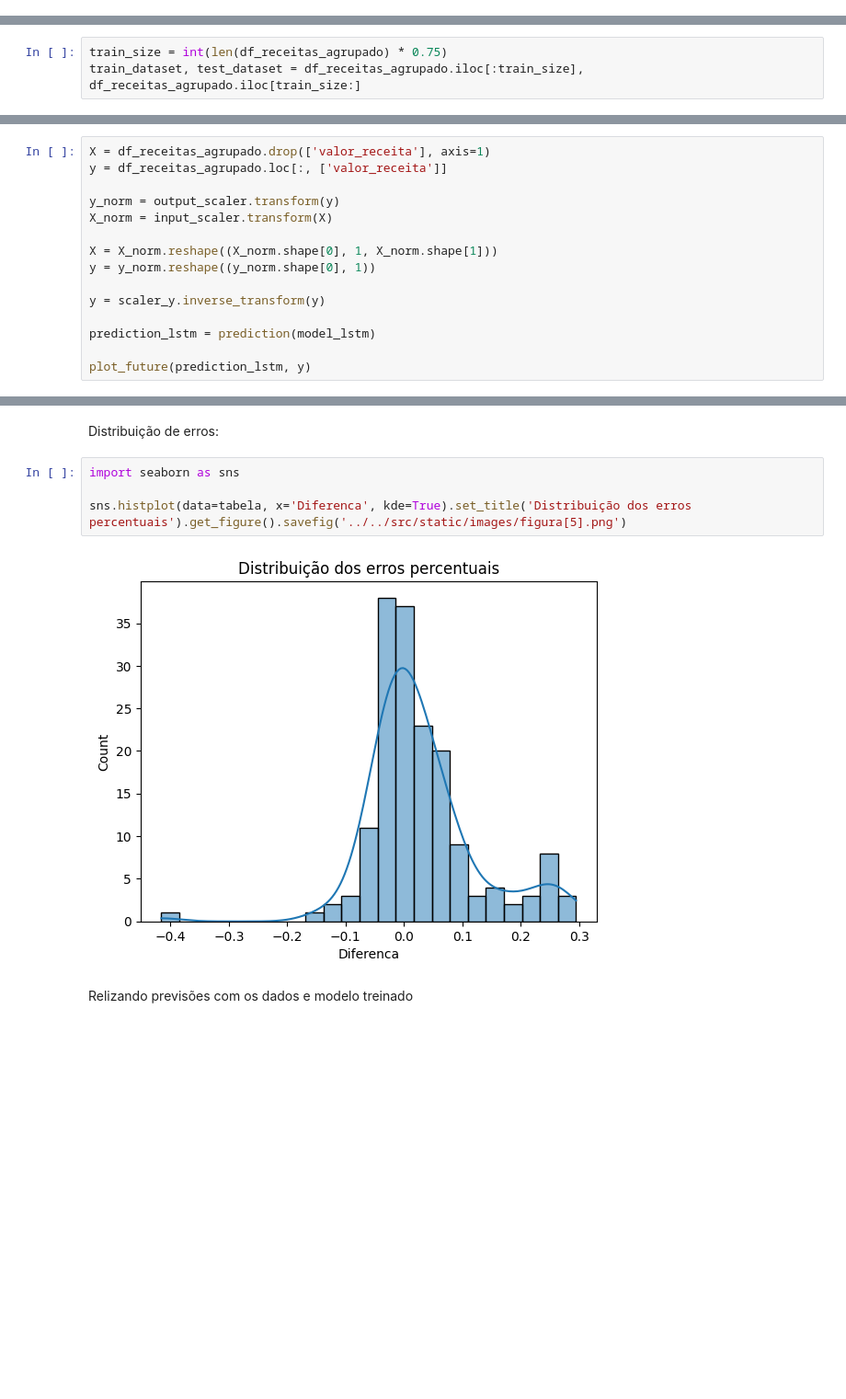
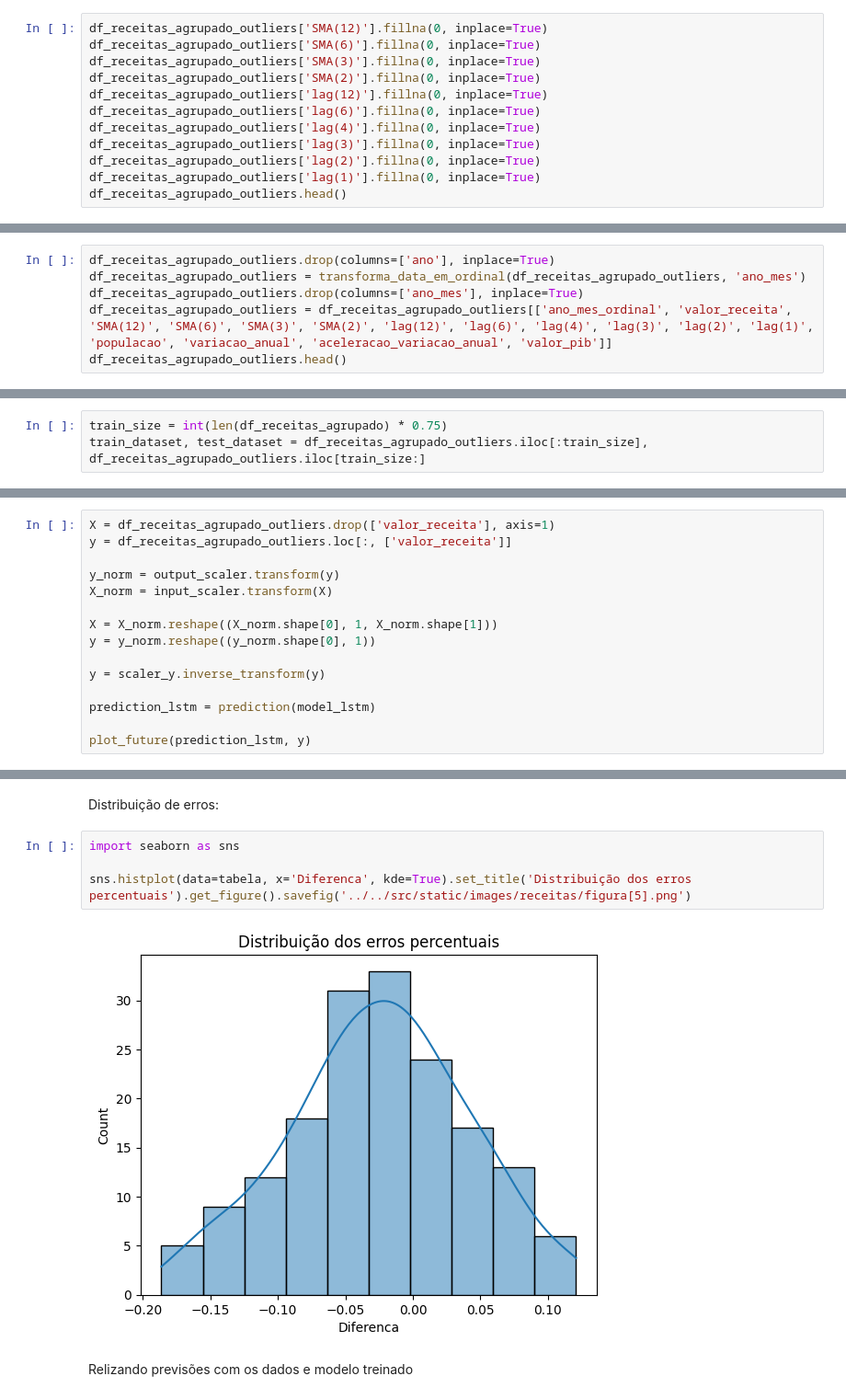
Before and after one commit to AllysonAbreu/neural_network_studies, a Jupyter notebook: notebooks/v2/rede_neural_dados_nuvem.ipynb, the cells around one changed output, grey strips where cells are left out. Shown at 92% size. Saved outputs shown, nothing was run; the diff lists cells and outputs as text; blank space fills up the shorter version.

Commit message:
[feat]: utilização dos dados com outliers apra compor a base para treino e testes

```diff
--- a/notebooks/v2/rede_neural_dados_nuvem.ipynb
+++ b/notebooks/v2/rede_neural_dados_nuvem.ipynb
@@ -497,0 +535,12 @@ df_receitas_agrupado.to_csv('../../data/dados_receitas.csv', index=False, sep=';
+# %%
+df_receitas_agrupado_outliers['SMA(12)'].fillna(0, inplace=True)
+df_receitas_agrupado_outliers['SMA(6)'].fillna(0, inplace=True)
+df_receitas_agrupado_outliers['SMA(3)'].fillna(0, inplace=True)
+df_receitas_agrupado_outliers['SMA(2)'].fillna(0, inplace=True)
+df_receitas_agrupado_outliers['lag(12)'].fillna(0, inplace=True)
+df_receitas_agrupado_outliers['lag(6)'].fillna(0, inplace=True)
+df_receitas_agrupado_outliers['lag(4)'].fillna(0, inplace=True)
+df_receitas_agrupado_outliers['lag(3)'].fillna(0, inplace=True)
+df_receitas_agrupado_outliers['lag(2)'].fillna(0, inplace=True)
+df_receitas_agrupado_outliers['lag(1)'].fillna(0, inplace=True)
+df_receitas_agrupado_outliers.head()
@@ -497,0 +554,6 @@ df_receitas_agrupado.to_csv('../../data/dados_receitas.csv', index=False, sep=';
+# %%
+df_receitas_agrupado_outliers.drop(columns=['ano'], inplace=True)
+df_receitas_agrupado_outliers = transforma_data_em_ordinal(df_receitas_agrupado_outliers, 'ano_mes')
+df_receitas_agrupado_outliers.drop(columns=['ano_mes'], inplace=True)
+df_receitas_agrupado_outliers = df_receitas_agrupado_outliers[['ano_mes_ordinal', 'valor_receita', 'SMA(12)', 'SMA(6)', 'SMA(3)', 'SMA(2)', 'lag(12)', 'lag(6)', 'lag(4)', 'lag(3)', 'lag(2)', 'lag(1)', 'populacao', 'variacao_anual', 'aceleracao_variacao_anual', 'valor_pib']]
+df_receitas_agrupado_outliers.head()
@@ -499,7 +576,7 @@ df_receitas_agrupado.to_csv('../../data/dados_receitas.csv', index=False, sep=';
 ### Modelagem dos dados
 # %%
 train_size = int(len(df_receitas_agrupado) * 0.75)
-train_dataset, test_dataset = df_receitas_agrupado.iloc[:train_size], df_receitas_agrupado.iloc[train_size:]
+train_dataset, test_dataset = df_receitas_agrupado_outliers.iloc[:train_size], df_receitas_agrupado_outliers.iloc[train_size:]
 # %%
 X_train = train_dataset.drop(['valor_receita'], axis=1)
 y_train = train_dataset.loc[:, ['valor_receita']]
@@ -892,7 +987,7 @@ def plot_future(prediction, y):
     plt.show()
 # %%
-X = df_receitas_agrupado.drop(['valor_receita'], axis=1)
-y = df_receitas_agrupado.loc[:, ['valor_receita']]
+X = df_receitas_agrupado_outliers.drop(['valor_receita'], axis=1)
+y = df_receitas_agrupado_outliers.loc[:, ['valor_receita']]
 
 y_norm = output_scaler.transform(y)
 X_norm = input_scaler.transform(X)
@@ -926,9 +1021,9 @@ Distribuição de erros:
 # %%
 import seaborn as sns
 
-sns.histplot(data=tabela, x='Diferenca', kde=True).set_title('Distribuição dos erros percentuais').get_figure().savefig('../../src/static/images/figura[5].png')
+sns.histplot(data=tabela, x='Diferenca', kde=True).set_title('Distribuição dos erros percentuais').get_figure().savefig('../../src/static/images/receitas/figura[5].png')
 # %% [output]
-[figure, old version]
+[figure, new version]
 # %% [markdown]
 Relizando previsões com os dados e modelo treinado
 # %%
```
Also changed, not shown: parts of 32 cells of this notebook, 33 other files.
